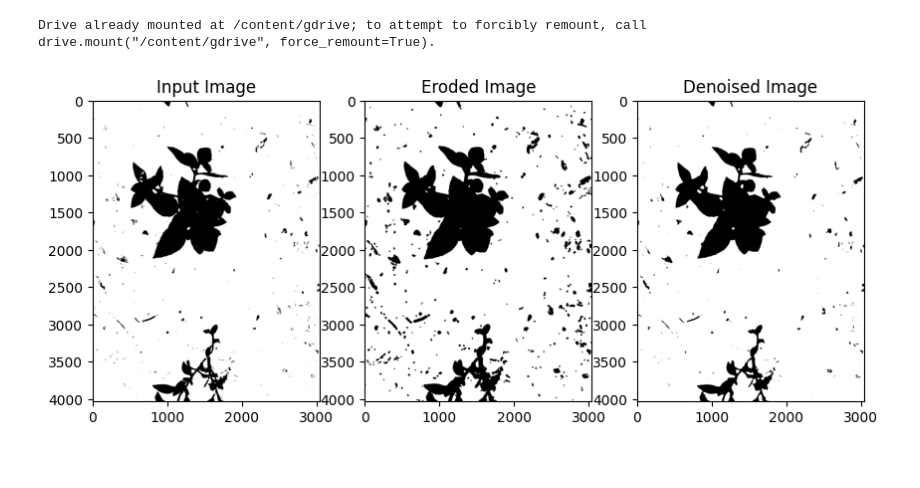
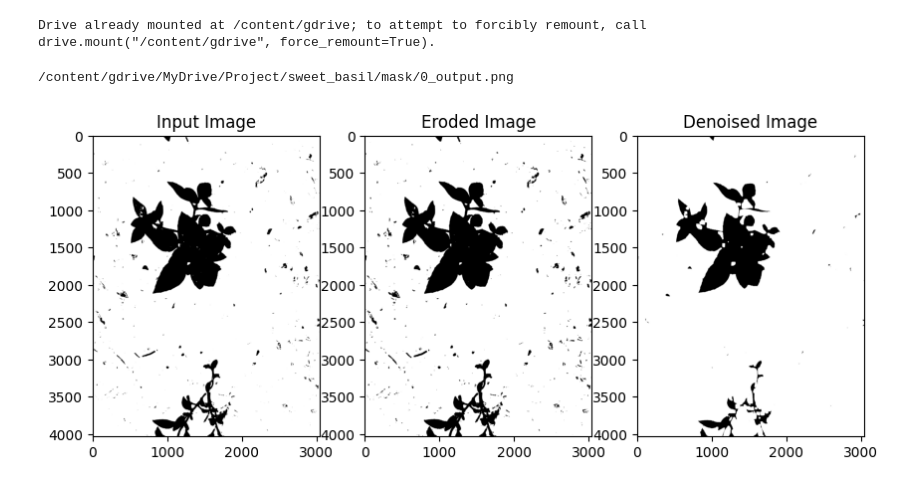
Before and after one commit to BearKS/Robotic-weed-control-system, a Jupyter notebook: weed_extraction.ipynb, the cells around one changed output. Cells and saved outputs as stored; diff of their text form; code cells hidden in the pictures.

```diff
--- a/weed_extraction.ipynb
+++ b/weed_extraction.ipynb
@@ -25,8 +25,47 @@ Drive already mounted at /content/gdrive; to attempt to forcibly remount, call d
 # %%
 # Load path of segmentation mask image
 image_path = "/content/gdrive/MyDrive/Project/sweet_basil/mask/0_output.png"
-
+print(image_path)
 # # Load Pr mask from segmentation
 # image_path = pr_mask
+# %% [output]
+/content/gdrive/MyDrive/Project/sweet_basil/mask/0_output.png
+# %%
+def denoise_image(image_path):
+    # Load image in grayscale
+    img = cv2.imread(image_path, cv2.IMREAD_GRAYSCALE)
+
+    # img = cv2.imread('plant_image.jpg', cv2.IMREAD_GRAYSCALE)
+    # Check if image was loaded successfully
+    if img is None:
+        print('Error: Failed to load image at path:', image_path)
+        return None
+
+    else:
+        # Define structuring elements
+        kernel_rect = np.ones((5, 5), np.uint8)
+        kernel_circ = cv2.getStructuringElement(cv2.MORPH_ELLIPSE, (5, 5))
+        kernel_cross = cv2.getStructuringElement(cv2.MORPH_CROSS, (5, 5))
+
+        # Apply morphology operations with different kernels
+        eroded_rect = cv2.erode(img, kernel_rect, iterations=1)
+        dilated_rect = cv2.dilate(eroded_rect, kernel_rect, iterations=1)
+
+        eroded_circ = cv2.erode(img, kernel_circ, iterations=1)
+        dilated_circ = cv2.dilate(eroded_circ, kernel_circ, iterations=1)
+
+        eroded_cross = cv2.erode(img, kernel_cross, iterations=1)
+        dilated_cross = cv2.dilate(eroded_cross, kernel_cross, iterations=1)
+
+        # Combine the eroded images
+        eroded = cv2.bitwise_or(eroded_rect, eroded_circ)
+        eroded = cv2.bitwise_or(eroded, eroded_cross)
+
+        # Combine the denoised images
+        denoised = cv2.bitwise_or(dilated_rect, dilated_circ)
+        denoised = cv2.bitwise_or(denoised, dilated_cross)
+        denoised = cv2.cvtColor(denoised_img, 0)
+
+        return img,eroded,denoised
 # %%
 input_img,eroded_img,denoised_img = denoise_image(image_path)
@@ -67,14 +72,14 @@ def denoise_image(image_path):
 # %%
 # Check if the denoised image was returned successfully
 if denoised_img is not None:
     # Visualize the input and output images
     fig, ax = plt.subplots(1, 3, figsize=(10, 5))
-    ax[0].imshow(input_img)
+    ax[0].imshow(input_img, cmap='gray')
     ax[0].set_title('Input Image')
-    ax[1].imshow(eroded_img)
+    ax[1].imshow(eroded_img, cmap='gray')
     ax[1].set_title('Eroded Image')
-    ax[2].imshow(denoised_img)
+    ax[2].imshow(denoised_img, cmap='gray')
     ax[2].set_title('Denoised Image')
     plt.show()
 # %% [output]
-[figure, old version]
+[figure, new version]
```
Also changed, not shown: parts of 6 cells of this notebook.
